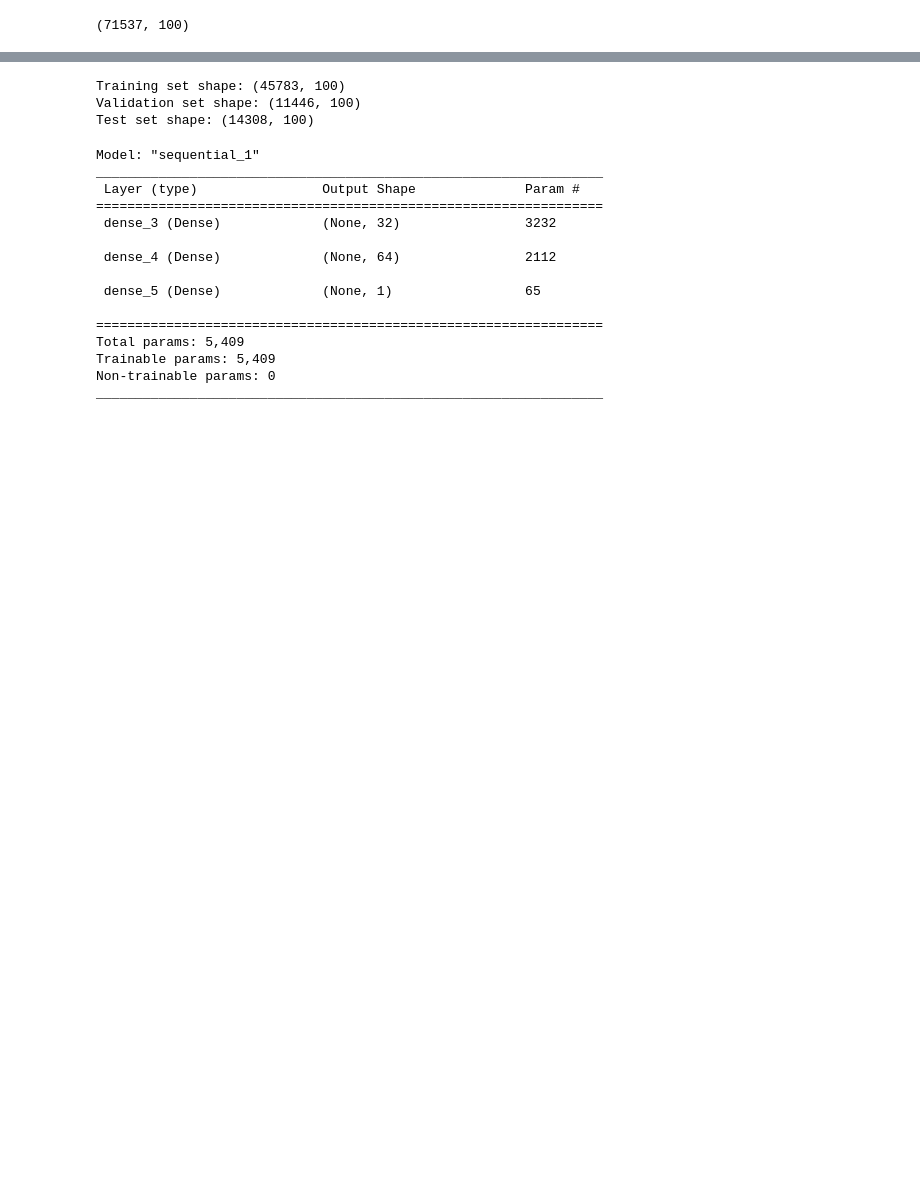
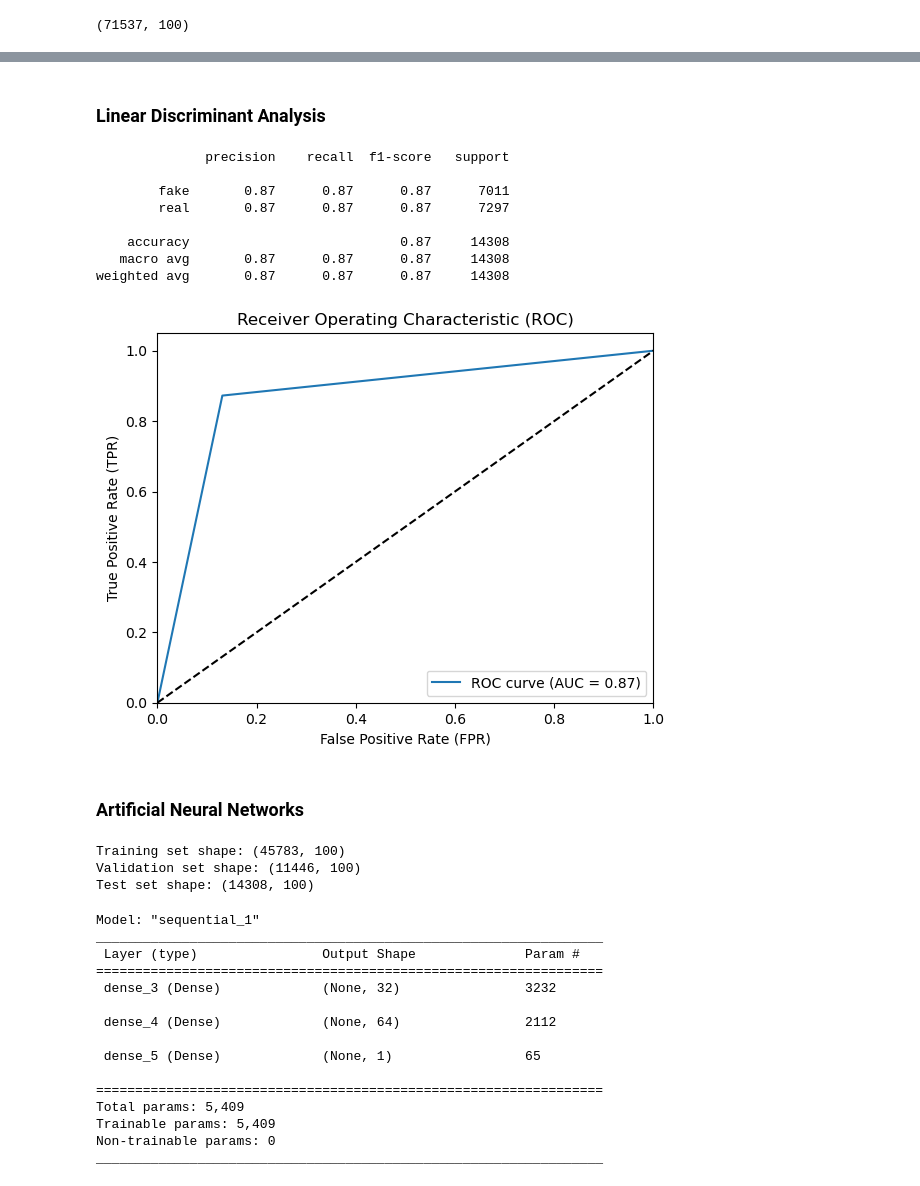
Before and after one commit to Uthkarshh/Feature_Engineering_Project_Group_8, a Jupyter notebook: models.ipynb, the cells around one changed output, grey strips where cells are left out. Cells and saved outputs as stored; diff of their text form; code cells hidden in the pictures; blank space fills up the shorter version.

```diff
--- a/models.ipynb
+++ b/models.ipynb
@@ -324,3 +469,21 @@ sentence_vectors_tf.shape
+# %% [markdown]
+### Linear Discriminant Analysis
+# %%
+clf = LinearDiscriminantAnalysis().fit(train_ft, train_labels)
+get_metrics(clf,test_ft,test_labels)
+plot_ROC(test_labels)
+# %% [output]
+              precision    recall  f1-score   support
+
+        fake       0.87      0.87      0.87      7011
+        real       0.87      0.87      0.87      7297
+
+    accuracy                           0.87     14308
+   macro avg       0.87      0.87      0.87     14308
+weighted avg       0.87      0.87      0.87     14308
+[figure, added]
+# %% [markdown]
+### Artificial Neural Networks
 # %%
 train_ft,test_ft,train_labels,test_labels=train_test_split(sentence_vectors_tf,labels,test_size=0.2, train_size=0.8)
 X_train, X_val, y_train, y_val = train_test_split(train_ft, train_labels, test_size=0.2, random_state=42)
```
Also changed, not shown: parts of 49 cells of this notebook.
